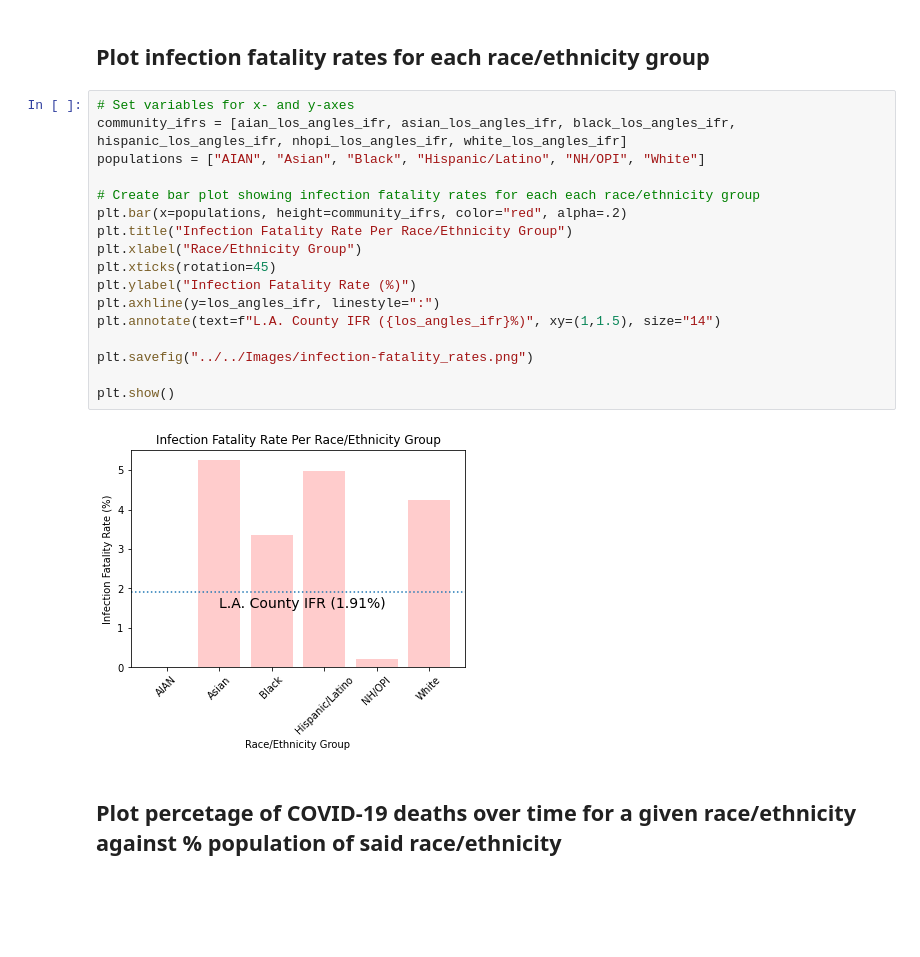
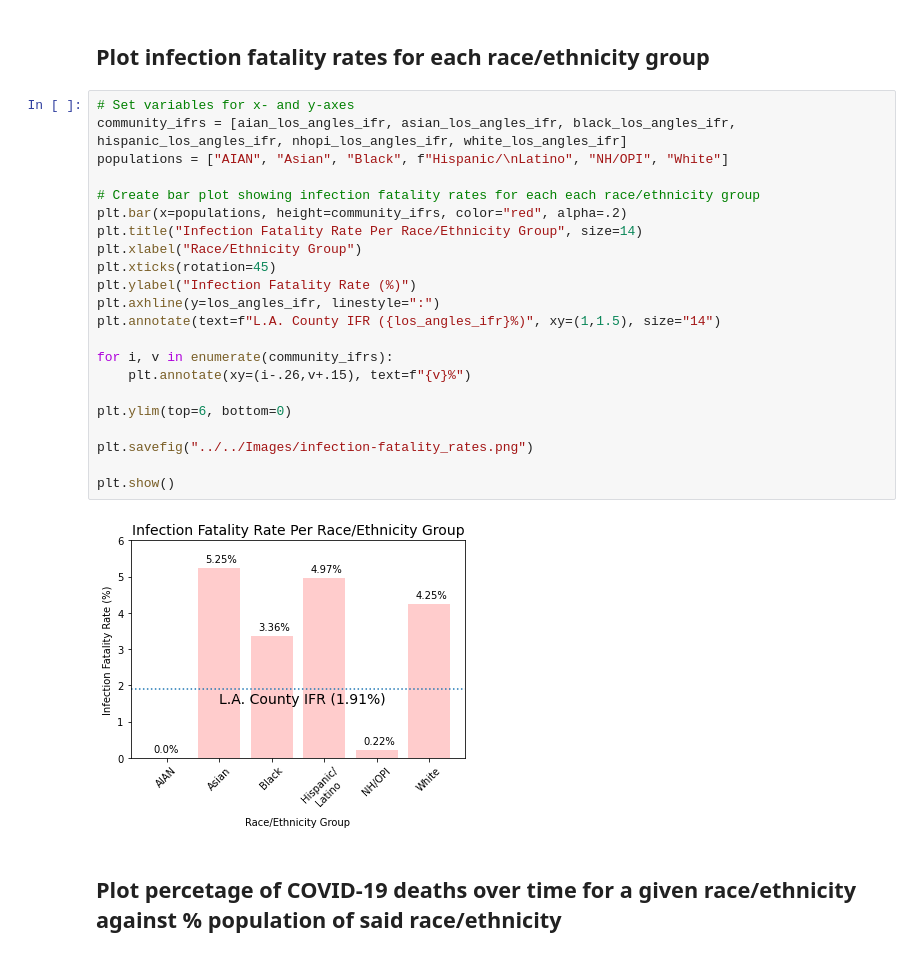
Before and after one commit to kevogil/covid-analysis, a Jupyter notebook: Notebooks/Analysis_And_Visualizations/percentage_deaths_vs_population_percentage.ipynb, the cells around one changed output. Cells and saved outputs as stored; diff of their text form; blank space fills up the shorter version.

Commit message:
Add annotation to IFR plot

```diff
--- a/Notebooks/Analysis_And_Visualizations/percentage_deaths_vs_population_percentage.ipynb
+++ b/Notebooks/Analysis_And_Visualizations/percentage_deaths_vs_population_percentage.ipynb
@@ -797,22 +797,27 @@ los_angeles_and_white_deaths_df
 # %%
 # Set variables for x- and y-axes
 community_ifrs = [aian_los_angles_ifr, asian_los_angles_ifr, black_los_angles_ifr, hispanic_los_angles_ifr, nhopi_los_angles_ifr, white_los_angles_ifr]
-populations = ["AIAN", "Asian", "Black", "Hispanic/Latino", "NH/OPI", "White"]
+populations = ["AIAN", "Asian", "Black", f"Hispanic/\nLatino", "NH/OPI", "White"]
 
 # Create bar plot showing infection fatality rates for each each race/ethnicity group
 plt.bar(x=populations, height=community_ifrs, color="red", alpha=.2)
-plt.title("Infection Fatality Rate Per Race/Ethnicity Group")
+plt.title("Infection Fatality Rate Per Race/Ethnicity Group", size=14)
 plt.xlabel("Race/Ethnicity Group")
 plt.xticks(rotation=45)
 plt.ylabel("Infection Fatality Rate (%)")
 plt.axhline(y=los_angles_ifr, linestyle=":")
 plt.annotate(text=f"L.A. County IFR ({los_angles_ifr}%)", xy=(1,1.5), size="14")
 
+for i, v in enumerate(community_ifrs):
+    plt.annotate(xy=(i-.26,v+.15), text=f"{v}%")
+
+plt.ylim(top=6, bottom=0)
+
 plt.savefig("../../Images/infection-fatality_rates.png")
 
 plt.show()
 # %% [output]
-[figure, old version]
+[figure, new version]
 # %% [markdown]
 ## Plot percetage of COVID-19 deaths over time for a given race/ethnicity against % population of said race/ethnicity
 # %%
```
Also changed, not shown: parts of 2 cells of this notebook, 2 other files.
